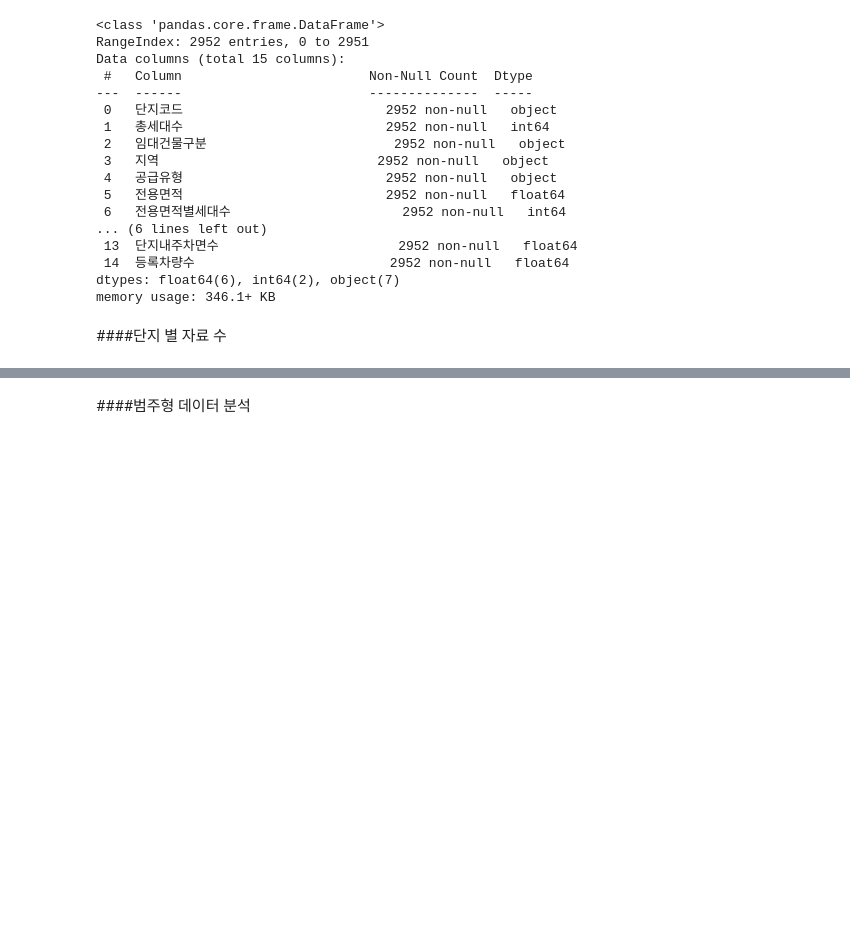
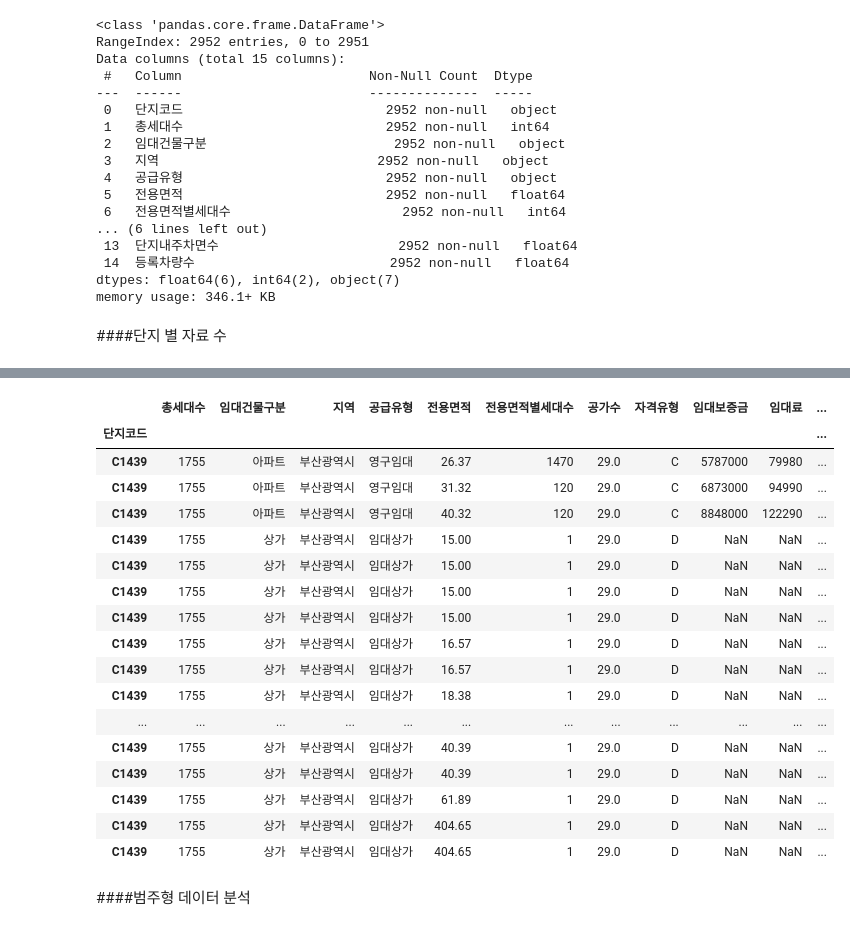
Before and after one commit to yoonyoung27/prac_python, a Jupyter notebook: parking_demand_prediction.ipynb, the cells around one changed output, grey strips where cells are left out. Saved outputs shown, nothing was run; the diff lists cells and outputs as text; code cells hidden in the pictures; blank space fills up the shorter version.

```diff
--- a/parking_demand_prediction.ipynb
+++ b/parking_demand_prediction.ipynb
@@ -60,0 +61,3 @@ train['단지코드'].value_counts().plot()
+# %%
+train.set_index('단지코드', inplace=True)
+train.head()
@@ -61,3 +72,24 @@ train['단지코드'].value_counts().plot()
+# %%
+train.loc['C1439']
+# %% [output]
+|  | 총세대수 | 임대건물구분 | 지역 | 공급유형 | 전용면적 | 전용면적별세대수 | 공가수 | 자격유형 | 임대보증금 | 임대료 | ... |
+| 단지코드 |  |  |  |  |  |  |  |  |  |  | ... |
+| C1439 | 1755 | 아파트 | 부산광역시 | 영구임대 | 26.37 | 1470 | 29.0 | C | 5787000 | 79980 | ... |
+| C1439 | 1755 | 아파트 | 부산광역시 | 영구임대 | 31.32 | 120 | 29.0 | C | 6873000 | 94990 | ... |
+| C1439 | 1755 | 아파트 | 부산광역시 | 영구임대 | 40.32 | 120 | 29.0 | C | 8848000 | 122290 | ... |
+| C1439 | 1755 | 상가 | 부산광역시 | 임대상가 | 15.00 | 1 | 29.0 | D | NaN | NaN | ... |
+| C1439 | 1755 | 상가 | 부산광역시 | 임대상가 | 15.00 | 1 | 29.0 | D | NaN | NaN | ... |
+| C1439 | 1755 | 상가 | 부산광역시 | 임대상가 | 15.00 | 1 | 29.0 | D | NaN | NaN | ... |
+| C1439 | 1755 | 상가 | 부산광역시 | 임대상가 | 15.00 | 1 | 29.0 | D | NaN | NaN | ... |
+| C1439 | 1755 | 상가 | 부산광역시 | 임대상가 | 16.57 | 1 | 29.0 | D | NaN | NaN | ... |
+| C1439 | 1755 | 상가 | 부산광역시 | 임대상가 | 16.57 | 1 | 29.0 | D | NaN | NaN | ... |
+| C1439 | 1755 | 상가 | 부산광역시 | 임대상가 | 18.38 | 1 | 29.0 | D | NaN | NaN | ... |
+| ... | ... | ... | ... | ... | ... | ... | ... | ... | ... | ... | ... |
+| C1439 | 1755 | 상가 | 부산광역시 | 임대상가 | 40.39 | 1 | 29.0 | D | NaN | NaN | ... |
+| C1439 | 1755 | 상가 | 부산광역시 | 임대상가 | 40.39 | 1 | 29.0 | D | NaN | NaN | ... |
+| C1439 | 1755 | 상가 | 부산광역시 | 임대상가 | 61.89 | 1 | 29.0 | D | NaN | NaN | ... |
+| C1439 | 1755 | 상가 | 부산광역시 | 임대상가 | 404.65 | 1 | 29.0 | D | NaN | NaN | ... |
+| C1439 | 1755 | 상가 | 부산광역시 | 임대상가 | 404.65 | 1 | 29.0 | D | NaN | NaN | ... |
 # %% [markdown]
 ####범주형 데이터 분석
 # %%
```
Also changed, not shown: parts of 4 cells of this notebook.
